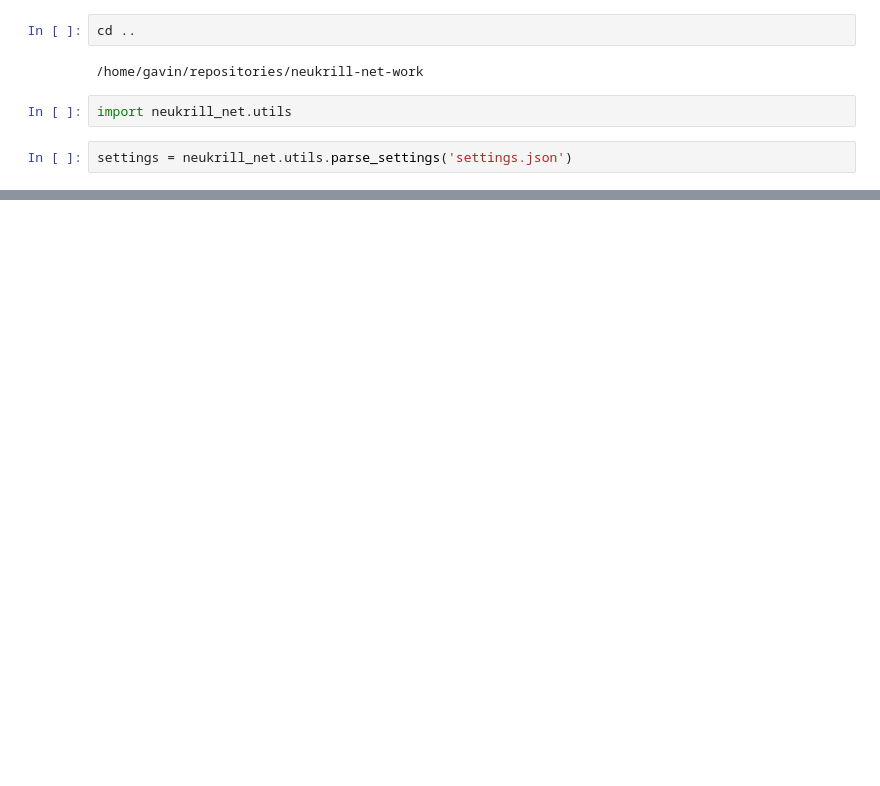
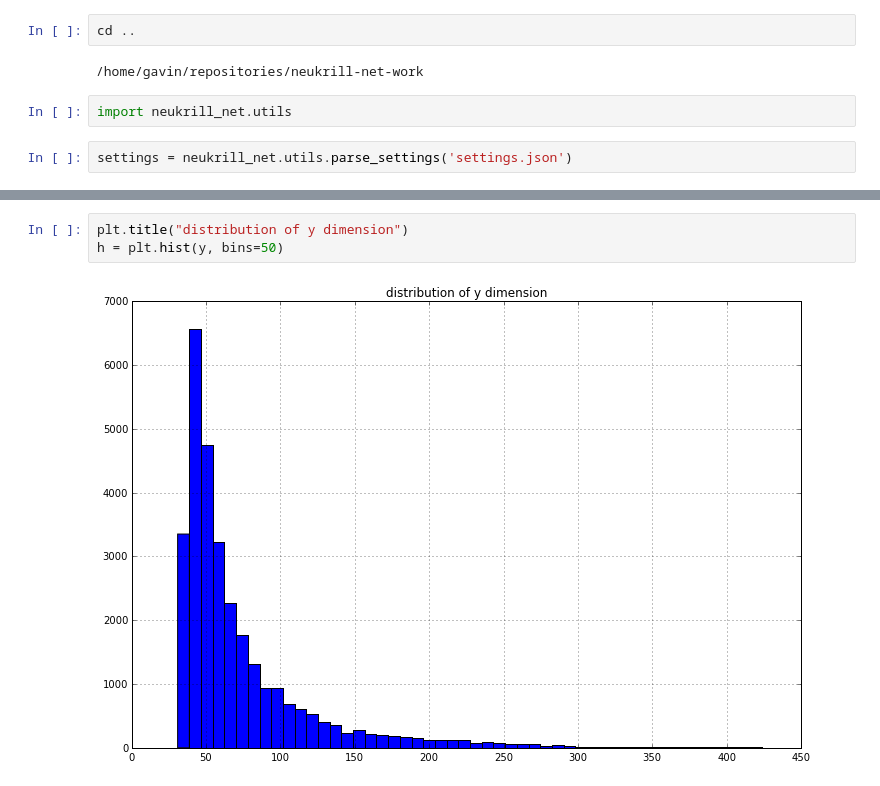
Before and after one commit to Neuroglycerin/neukrill-net-work, a Jupyter notebook: notebooks/Image Characteristics.ipynb, the cells around one changed output, grey strips where cells are left out. Saved outputs shown, nothing was run; the diff lists cells and outputs as text; blank space fills up the shorter version.

```diff
--- a/notebooks/Image Characteristics.ipynb
+++ b/notebooks/Image Characteristics.ipynb
@@ -44,0 +206,5 @@ settings = neukrill_net.utils.parse_settings('settings.json')
+# %%
+plt.title("distribution of y dimension")
+h = plt.hist(y, bins=50)
+# %% [output]
+[figure, added]
```
Also changed, not shown: parts of 35 cells of this notebook.
